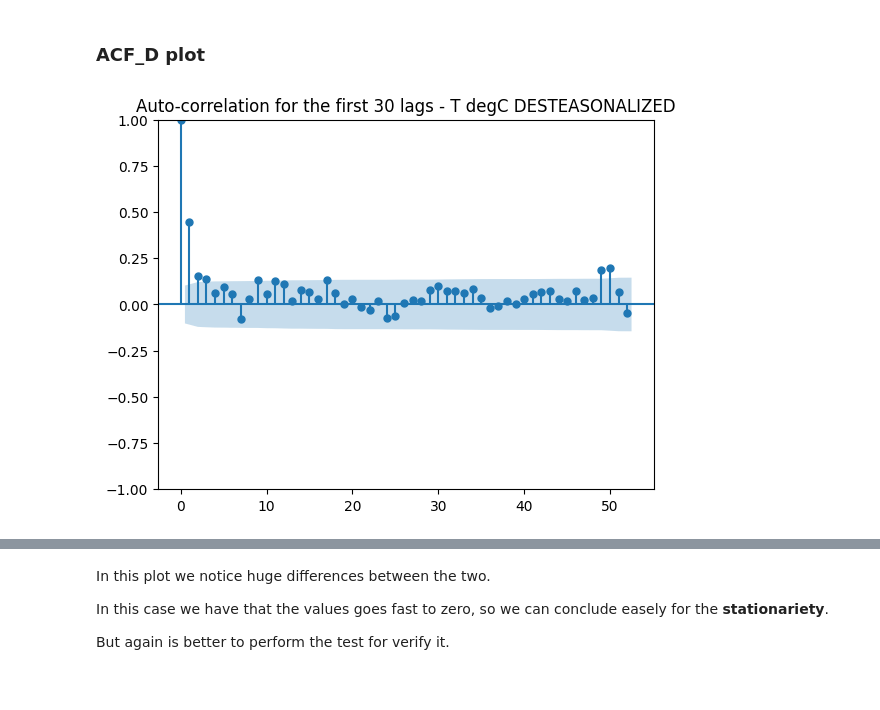
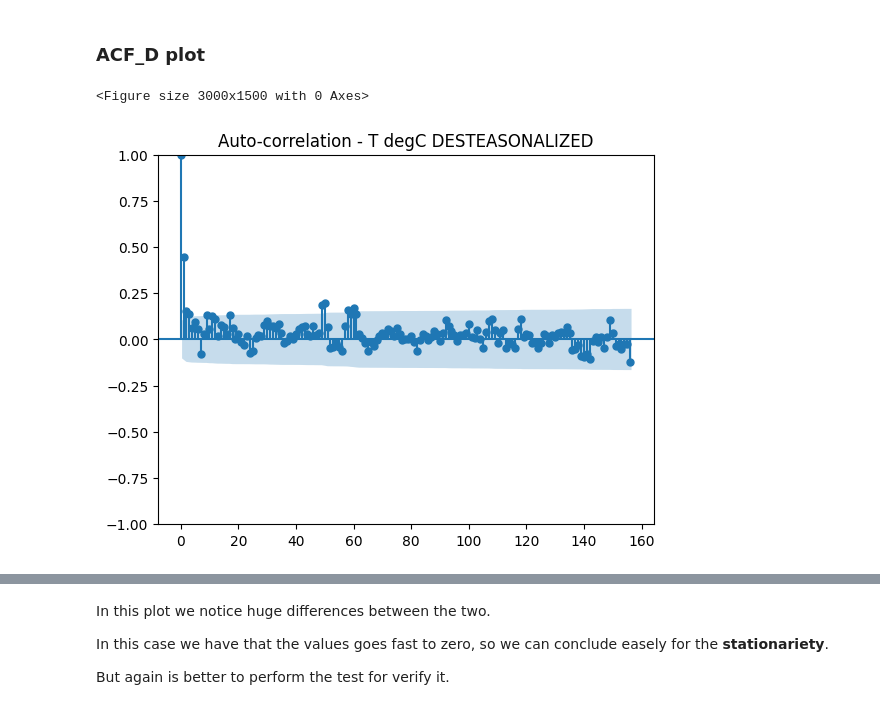
Before and after one commit to alelovo/StatisticalModels_project, a Jupyter notebook: TS_patterns.ipynb, the cells around one changed output, grey strips where cells are left out. Saved outputs shown, nothing was run; the diff lists cells and outputs as text; code cells hidden in the pictures.

```diff
--- a/TS_patterns.ipynb
+++ b/TS_patterns.ipynb
@@ -210,7 +210,9 @@ So we conclude the same of the previous series reguarding the stationarity
 ### ACF_D plot
 # %%
 # as lag i still put the numeber of weeks
-plot_acf(w_train_des, lags=52, title='Auto-correlation for the first 30 lags - T degC DESTEASONALIZED')
+plt.figure(figsize=(30,15))
+plot_acf(w_train_des, lags=156, title='Auto-correlation - T degC DESTEASONALIZED')
 plt.show()
 # %% [output]
+<Figure size 3000x1500 with 0 Axes>
-[figure, old version]
+[figure, new version]
```
Also changed, not shown: parts of 2 cells of this notebook, 2 other files.
